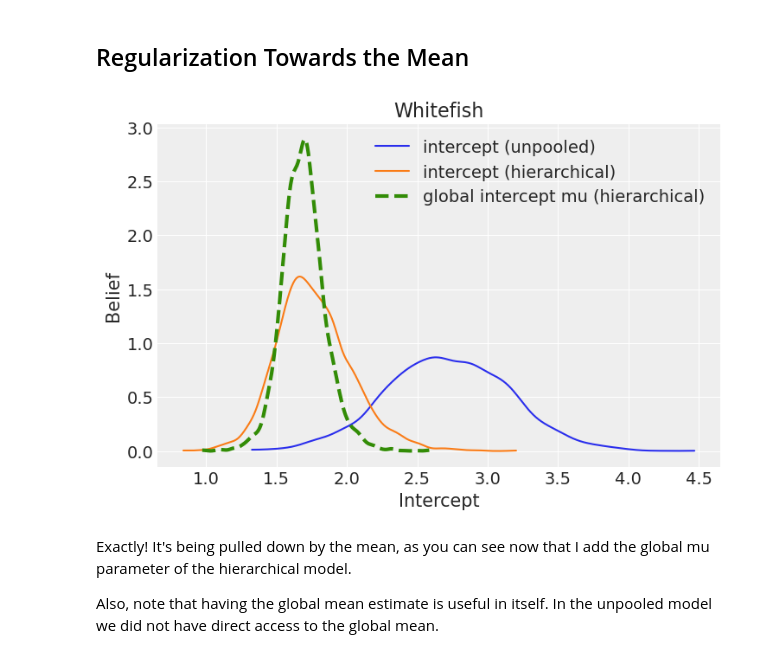
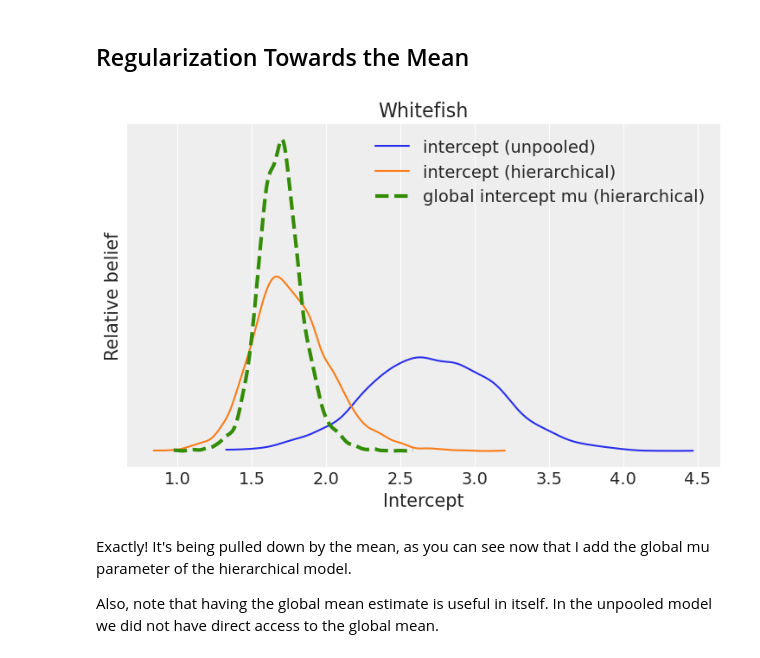
Before and after one commit to AlexAndorra/notebooks-experiments, a Jupyter notebook: Hierarchical_Regression/Hierarchical_Regression.ipynb, the cells around one changed output. Saved outputs shown, nothing was run; the diff lists cells and outputs as text; code cells hidden in the pictures.

```diff
--- a/Hierarchical_Regression/Hierarchical_Regression.ipynb
+++ b/Hierarchical_Regression/Hierarchical_Regression.ipynb
@@ -709,27 +714,28 @@ One thing we notice is that indeed the uncertainty of the hierarchical intercept
 # %% [markdown]
 ## Regularization Towards the Mean
 # %%
-az.plot_dist(
+fig = az.plot_dist(
     idata_unpooled.posterior.intercept.sel(species="Whitefish"),
     color=sns.color_palette()[0],
     label="intercept (unpooled)",
 )
 az.plot_dist(
     idata_hierarchical.posterior.intercept.sel(species="Whitefish"),
     color=sns.color_palette()[1],
     label="intercept (hierarchical)",
 )
 az.plot_dist(
     idata_hierarchical.posterior.intercept_mu,
     color=sns.color_palette()[2],
     plot_kwargs=dict(ls="--", lw=3.0),
     label="global intercept mu (hierarchical)",
 )
 plt.xlabel("Intercept")
-plt.ylabel("Belief")
 plt.title("Whitefish");
+plt.ylabel("Relative belief")
+fig.axes.get_yaxis().set_ticks([]);
 # %% [output]
-[figure, old version]
+[figure, new version]
 # %% [markdown]
 Exactly! It's being pulled down by the mean, as you can see now that I add the global mu parameter of the hierarchical model.
 
```
Also changed, not shown: parts of 14 cells of this notebook.
